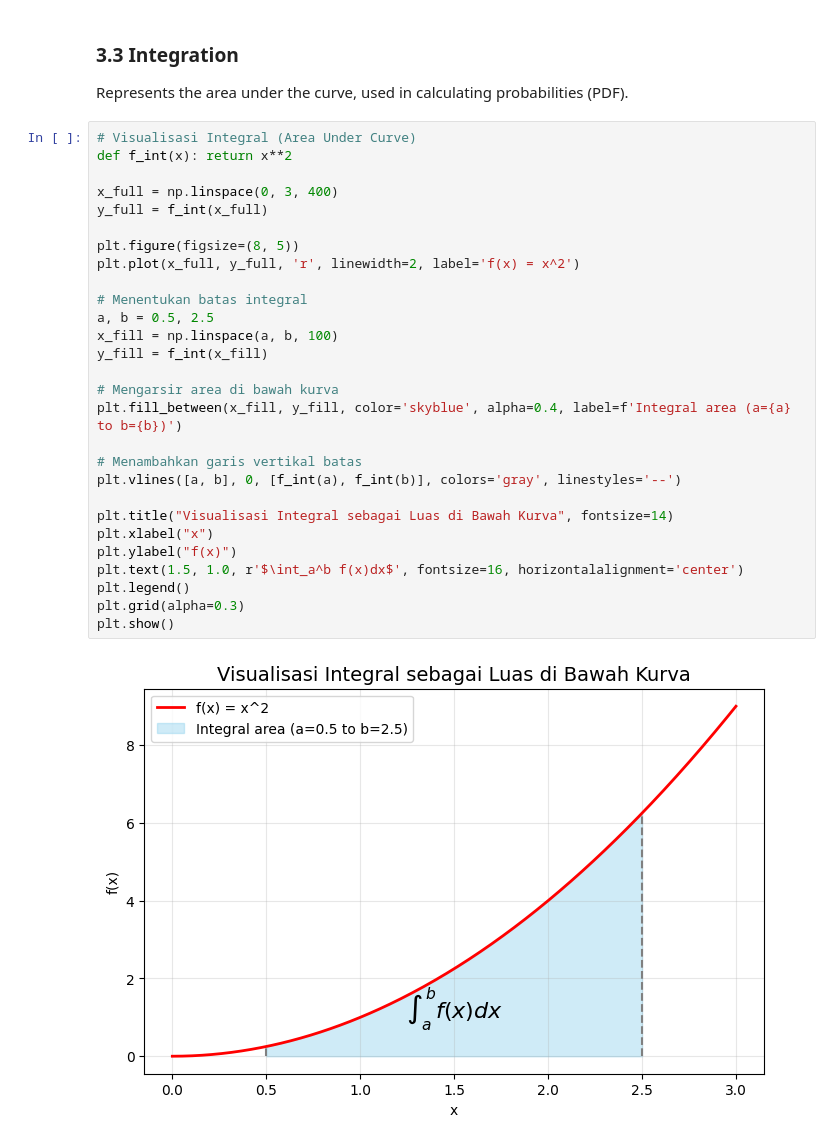
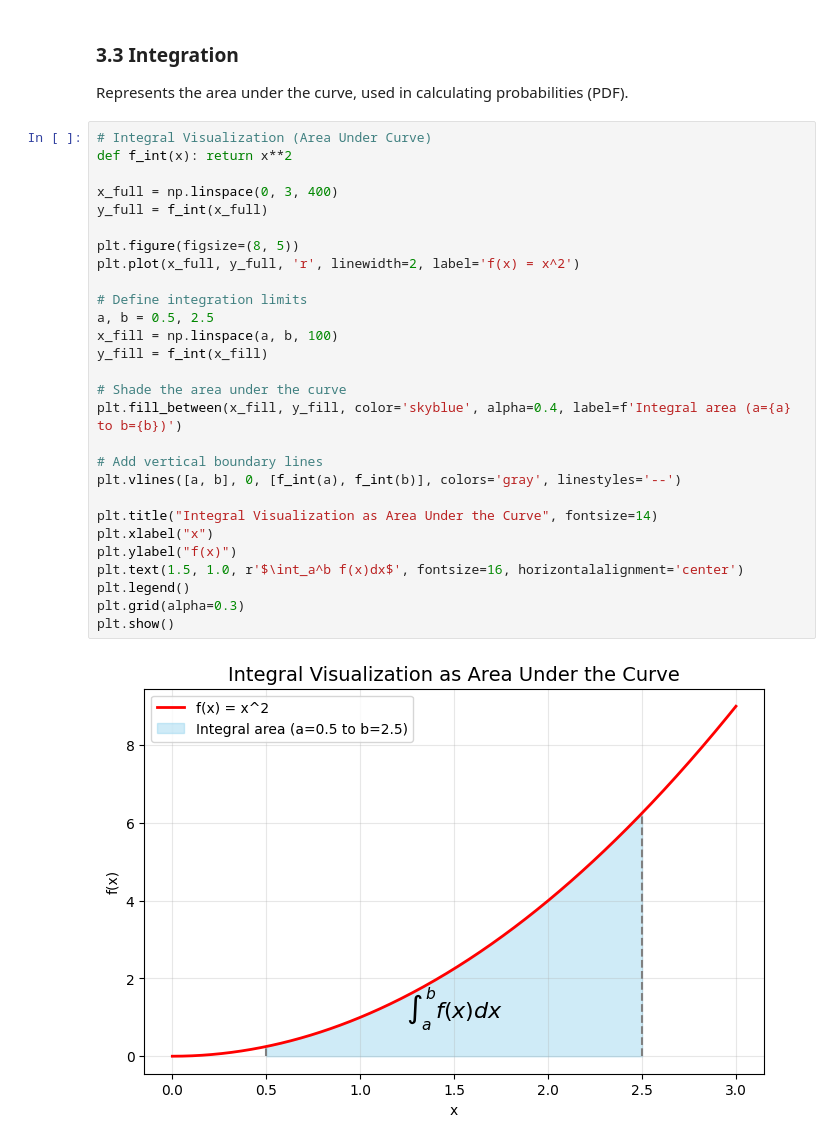
Before and after one commit to salsilsulselsol/Associate-Data-Scientist-Python-Nasional-Notes-Experiment, a Jupyter notebook: 04_math_for_ml.ipynb, the cells around one changed output. Saved outputs shown, nothing was run; the diff lists cells and outputs as text.

```diff
--- a/04_math_for_ml.ipynb
+++ b/04_math_for_ml.ipynb
@@ -180,32 +180,32 @@ Minimum found at x = 1.9999714550461458
 ### 3.3 Integration
 Represents the area under the curve, used in calculating probabilities (PDF).
 # %%
-# Visualisasi Integral (Area Under Curve)
+# Integral Visualization (Area Under Curve)
 def f_int(x): return x**2
 
 x_full = np.linspace(0, 3, 400)
 y_full = f_int(x_full)
 
 plt.figure(figsize=(8, 5))
 plt.plot(x_full, y_full, 'r', linewidth=2, label='f(x) = x^2')
 
-# Menentukan batas integral
+# Define integration limits
 a, b = 0.5, 2.5
 x_fill = np.linspace(a, b, 100)
 y_fill = f_int(x_fill)
 
-# Mengarsir area di bawah kurva
+# Shade the area under the curve
 plt.fill_between(x_fill, y_fill, color='skyblue', alpha=0.4, label=f'Integral area (a={a} to b={b})')
 
-# Menambahkan garis vertikal batas
+# Add vertical boundary lines
 plt.vlines([a, b], 0, [f_int(a), f_int(b)], colors='gray', linestyles='--')
 
-plt.title("Visualisasi Integral sebagai Luas di Bawah Kurva", fontsize=14)
+plt.title("Integral Visualization as Area Under the Curve", fontsize=14)
 plt.xlabel("x")
 plt.ylabel("f(x)")
 plt.text(1.5, 1.0, r'$\int_a^b f(x)dx$', fontsize=16, horizontalalignment='center')
 plt.legend()
 plt.grid(alpha=0.3)
 plt.show()
 # %% [output]
-[figure, old version]
+[figure, new version]
```
Also changed, not shown: parts of 3 cells of this notebook.
